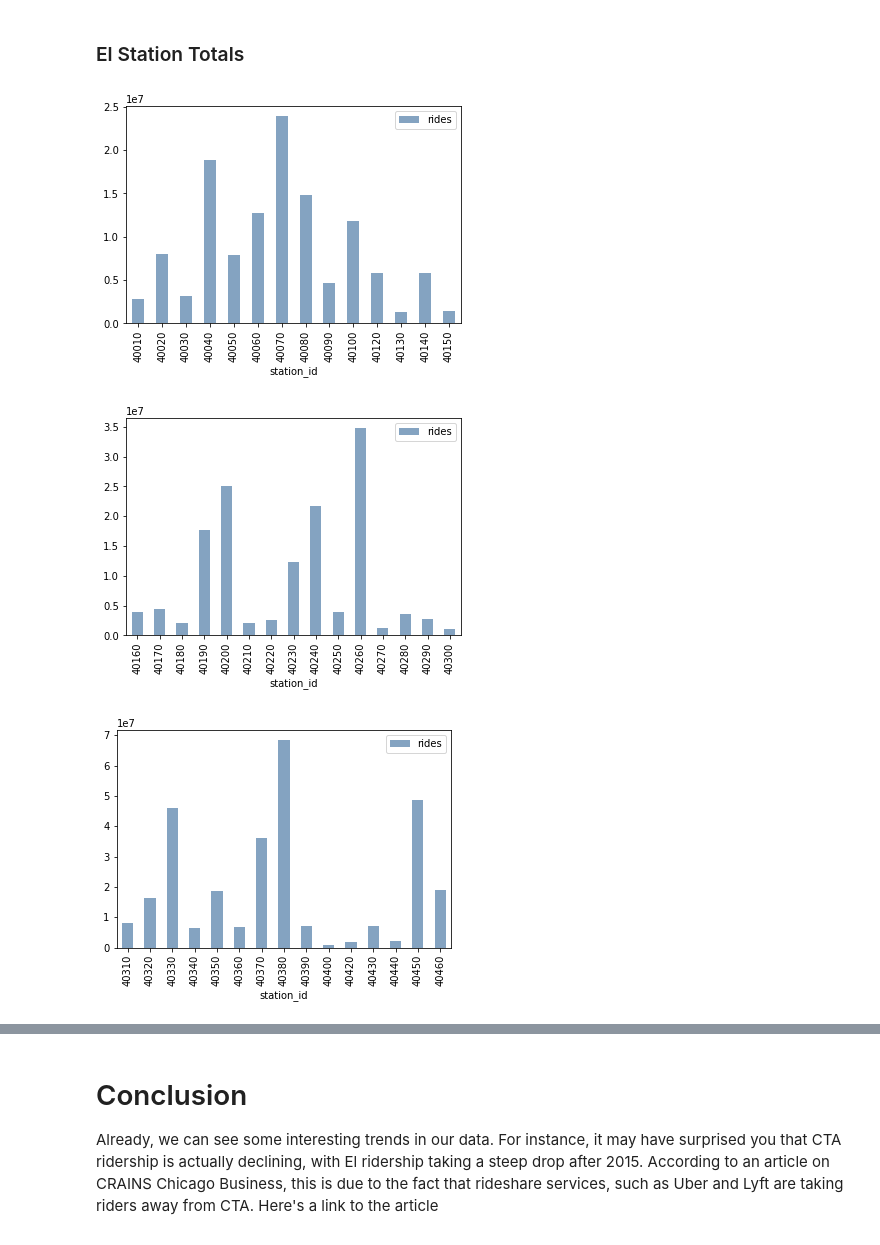
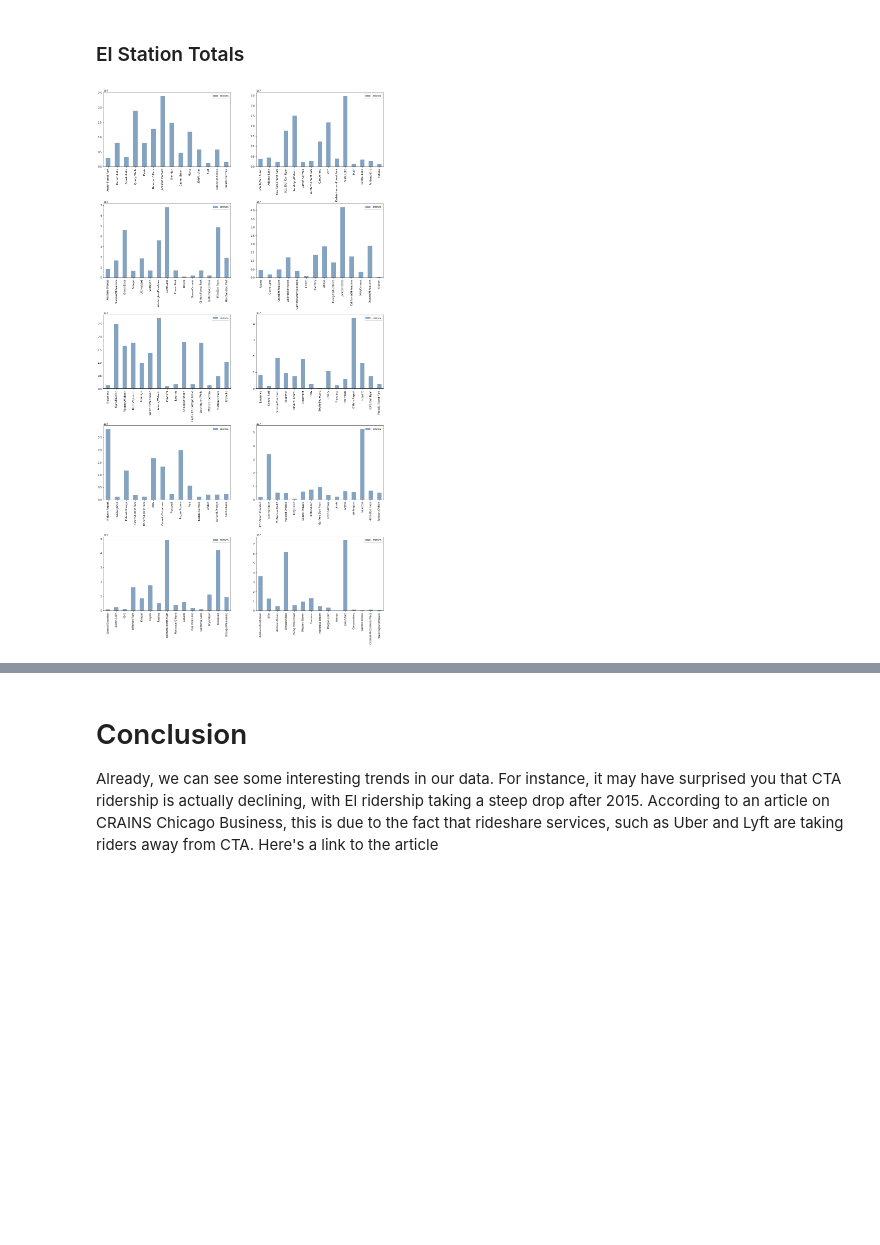
Before and after one commit to KyleJGreen/CTA-Data-Regression-Analysis, a Jupyter notebook: CTA Data Pre-Processing and Plotting.ipynb, the cells around one changed output, grey strips where cells are left out. Cells and saved outputs as stored; diff of their text form; code cells hidden in the pictures; blank space fills up the shorter version.

```diff
--- a/CTA Data Pre-Processing and Plotting.ipynb
+++ b/CTA Data Pre-Processing and Plotting.ipynb
@@ -83,6 +83,11 @@ creating a mapping of stationname to stationid. </p>
 # %%
 # maps station_ids to stationnames
 station_mapping = el_station_entries[['station_id','stationname']].drop_duplicates()
+station_dict = {}
+
+# turn mapping into a dict
+for mapping in station_mapping.iterrows():
+    station_dict[mapping[1]['station_id']] = mapping[1]['stationname']
 
 # remove columns that don't provide information that is useful to our analysis
 l_station_entries_cl = l_station_entries.drop(['stationname', 'daytype'], axis=1)
@@ -204,4 +209,10 @@ routes_sums = bus_sum_by_date.groupby('route').sum()
 stations_sums = l_sum_by_date.groupby('station_id').sum()
 del routes_sums['year']
 del stations_sums['year']
+
+# reset the index and rename the rides column to entries
+new_index = list(stations_sums.reindex(stations_sums.index.map(lambda x: station_dict[x])).index)
+stations_sums.reset_index()
+stations_sums.index = new_index
+stations_sums.rename(columns={"rides": "entries"}, inplace=True)
 # %% [markdown]
@@ -239,8 +250,11 @@ for i, route in enumerate(routes_series_list):
 # %% [markdown]
 <h3>Bus Routes Totals</h3>
 # %%
+fig = plt.figure(figsize=(20, 600))
+
 for i in range(len(routes_sums)/10):
     if routes_sums.iloc[i * len(routes_sums)/10 : (i + 1) * len(routes_sums)/10].empty:
-        break
-    routes_sums.iloc[i * len(routes_sums)/10 : (i + 1) * len(routes_sums)/10].plot.bar(color=[(0.2, 0.4, 0.6, 0.6)])
+        continue
+    ax = fig.add_subplot(len(routes_sums)/2 + 1, 2, i+1)
+    routes_sums.iloc[i * len(routes_sums)/10 : (i + 1) * len(routes_sums)/10].plot.bar(color=[(0.2, 0.4, 0.6, 0.6)], ax=ax)
 # %% [output]
@@ -257,11 +262,13 @@ for i in range(len(routes_sums)/10):
 # %% [markdown]
 <h3>El Station Totals</h3>
 # %%
+fig = plt.figure(figsize=(20, 600))
+fig.subplots_adjust(hspace=.5)
+
 for i in range(len(stations_sums)/10):
     if stations_sums.iloc[i * len(stations_sums)/10 : (i + 1) * len(stations_sums)/10].empty:
-        break
-    stations_sums.iloc[i * len(stations_sums)/10 : (i + 1) * len(stations_sums)/10].plot.bar(color=[(0.2, 0.4, 0.6, 0.6)])
+        continue
+    ax = fig.add_subplot(len(stations_sums)/2 + 1, 2, i+1)
+    stations_sums.iloc[i * len(stations_sums)/10 : (i + 1) * len(stations_sums)/10].plot.bar(color=[(0.2, 0.4, 0.6, 0.6)], ax=ax)
 # %% [output]
-[figure, old version]
+[figure, new version]
-[figure, removed]
-[figure, removed]
```
Also changed, not shown: parts of 3 cells of this notebook.
